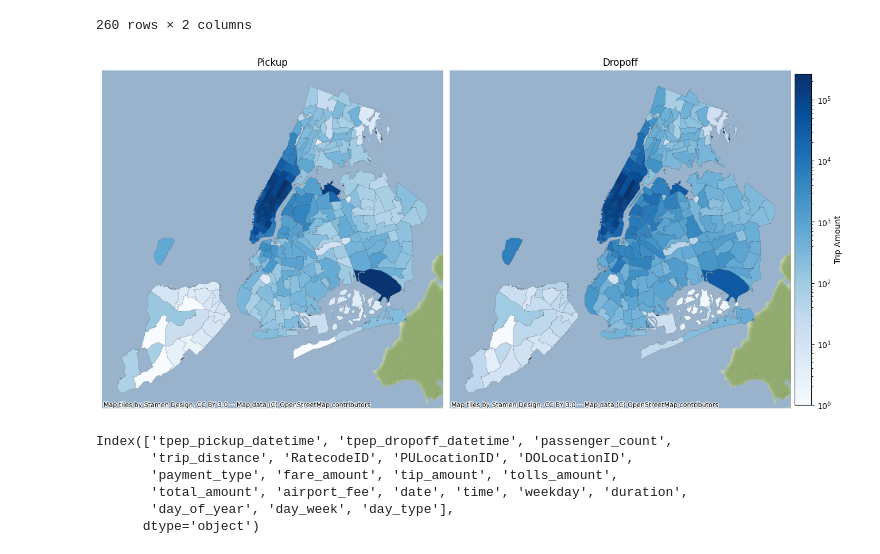
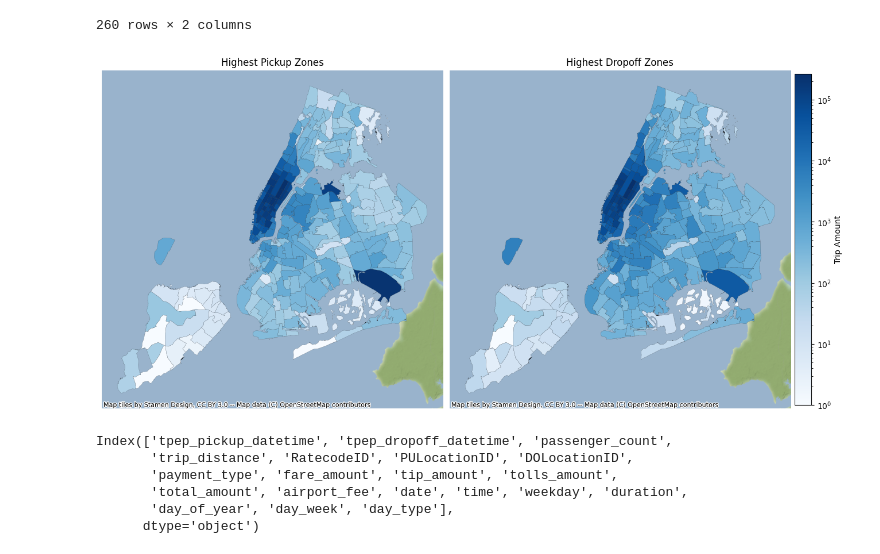
Before and after one commit to AbeRodz/Machine-learning, a Jupyter notebook: Analisis_inicial.ipynb, the cells around one changed output. Saved outputs shown, nothing was run; the diff lists cells and outputs as text; code cells hidden in the pictures.

```diff
--- a/Analisis_inicial.ipynb
+++ b/Analisis_inicial.ipynb
@@ -600,26 +606,26 @@ df.groupby(['PULocationID'], as_index=False).size()
 # %%
 fig, axs = plt.subplots(ncols=2, figsize=(20, 10))
 fig.subplots_adjust(bottom=0.1, top=0.9, left=0.09, right=0.8, wspace=0.02, hspace=0.02)
 # create a normalized colorbar
 vmin, vmax = pu_zone['size'].min(), pu_zone['size'].max()
 axs[0] = pu_zone.plot(column='size', linewidth=0.09, edgecolor='k', figsize=(10, 10),
     norm=colors.LogNorm(vmin=vmin, vmax=vmax), cmap='Blues', legend=False, ax=axs[0])
 ctx.add_basemap(axs[0])
 vmin, vmax = do_zone['size'].min(), do_zone['size'].max()
 axs[1] = do_zone.plot(column='size', linewidth=0.1, edgecolor='k', figsize=(10, 10),
     norm=colors.LogNorm(vmin=vmin, vmax=vmax), cmap='Blues', legend=False, ax=axs[1])
 ctx.add_basemap(axs[1])
-axs[0].set_title('Pickup')
-axs[1].set_title('Dropoff')
+axs[0].set_title('Highest Pickup Zones')
+axs[1].set_title('Highest Dropoff Zones')
 axs[0].set_axis_off()
 axs[1].set_axis_off()
 # draw the color bar
 patch_col = axs[0].collections[0]
 cb = fig.colorbar(patch_col, ax=axs, shrink=0.72, orientation="vertical", pad=0.005)
 cb.ax.set_ylabel('Trip Amount')
 plt.show()
 # %% [output]
-[figure, old version]
+[figure, new version]
 # %%
 df.columns
 # %% [output]
```
Also changed, not shown: parts of 6 cells of this notebook.
